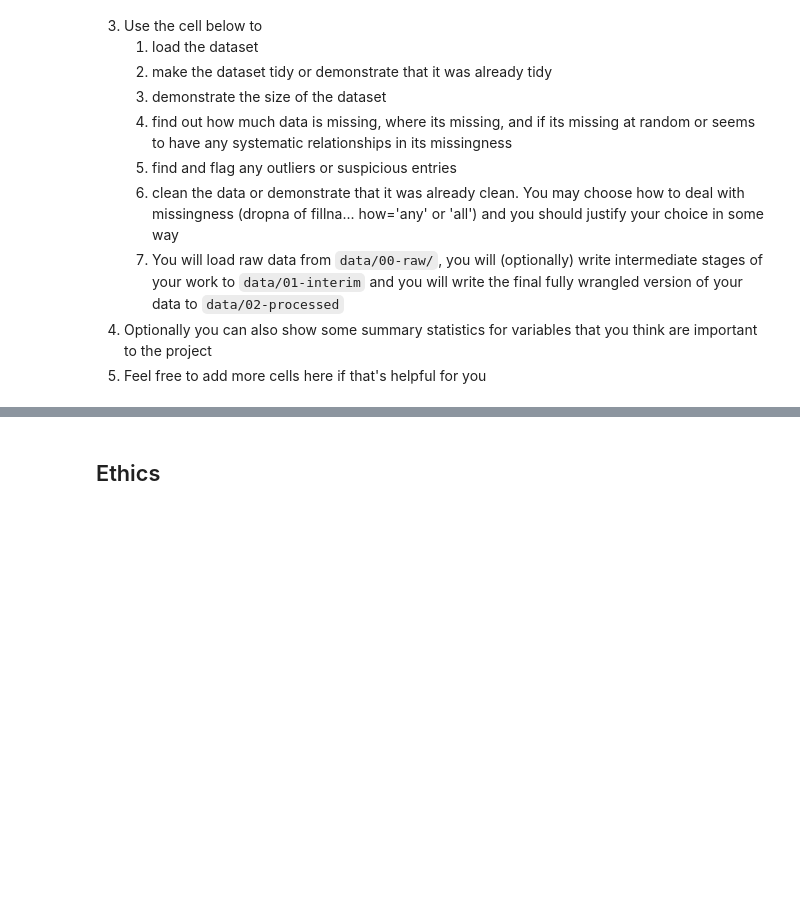
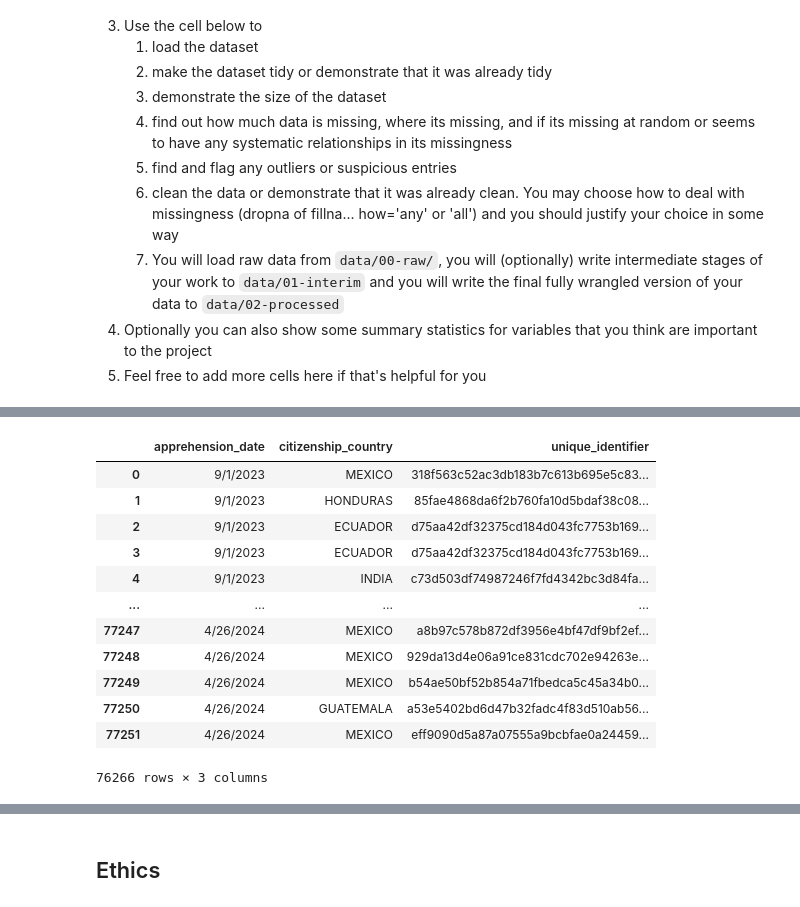
Before and after one commit to COGS108/Group109_WI26, a Jupyter notebook: 01-DataCheckpoint.ipynb, the cells around one changed output, grey strips where cells are left out. Saved outputs shown, nothing was run; the diff lists cells and outputs as text; code cells hidden in the pictures; blank space fills up the shorter version.

Commit message:
Update DataCheckpoint notebook to ICE data links

```diff
--- a/01-DataCheckpoint.ipynb
+++ b/01-DataCheckpoint.ipynb
@@ -149,0 +166,5 @@ Instructions:
+# %%
+## YOUR CODE TO LOAD/CLEAN/TIDY/WRANGLE THE DATA GOES HERE
+import pandas as pd
+ice_arrests_2023_2025 = pd.read_csv("data/00-raw/ice_arrests_2023_2025.csv")
+ice_arrests_2023_2025.head()
@@ -149,0 +237,18 @@ Instructions:
+# %%
+ice_arrests_2023_2025_clean = ice_arrests_2023_2025[['apprehension_date', 'citizenship_country', 'unique_identifier']]
+ice_arrests_2023_2025_clean = ice_arrests_2023_2025_clean.dropna(subset=['citizenship_country','unique_identifier'])
+ice_arrests_2023_2025_clean
+# %% [output]
+|  | apprehension_date | citizenship_country | unique_identifier |
+| 0 | 9/1/2023 | MEXICO | 318f563c52ac3db183b7c613b695e5c83... |
+| 1 | 9/1/2023 | HONDURAS | 85fae4868da6f2b760fa10d5bdaf38c08... |
+| 2 | 9/1/2023 | ECUADOR | d75aa42df32375cd184d043fc7753b169... |
+| 3 | 9/1/2023 | ECUADOR | d75aa42df32375cd184d043fc7753b169... |
+| 4 | 9/1/2023 | INDIA | c73d503df74987246f7fd4342bc3d84fa... |
+| ... | ... | ... | ... |
+| 77247 | 4/26/2024 | MEXICO | a8b97c578b872df3956e4bf47df9bf2ef... |
+| 77248 | 4/26/2024 | MEXICO | 929da13d4e06a91ce831cdc702e94263e... |
+| 77249 | 4/26/2024 | MEXICO | b54ae50bf52b854a71fbedca5c45a34b0... |
+| 77250 | 4/26/2024 | GUATEMALA | a53e5402bd6d47b32fadc4f83d510ab56... |
+| 77251 | 4/26/2024 | MEXICO | eff9090d5a87a07555a9bcbfae0a24459... |
+76266 rows × 3 columns
```
Also changed, not shown: parts of 41 cells of this notebook.
